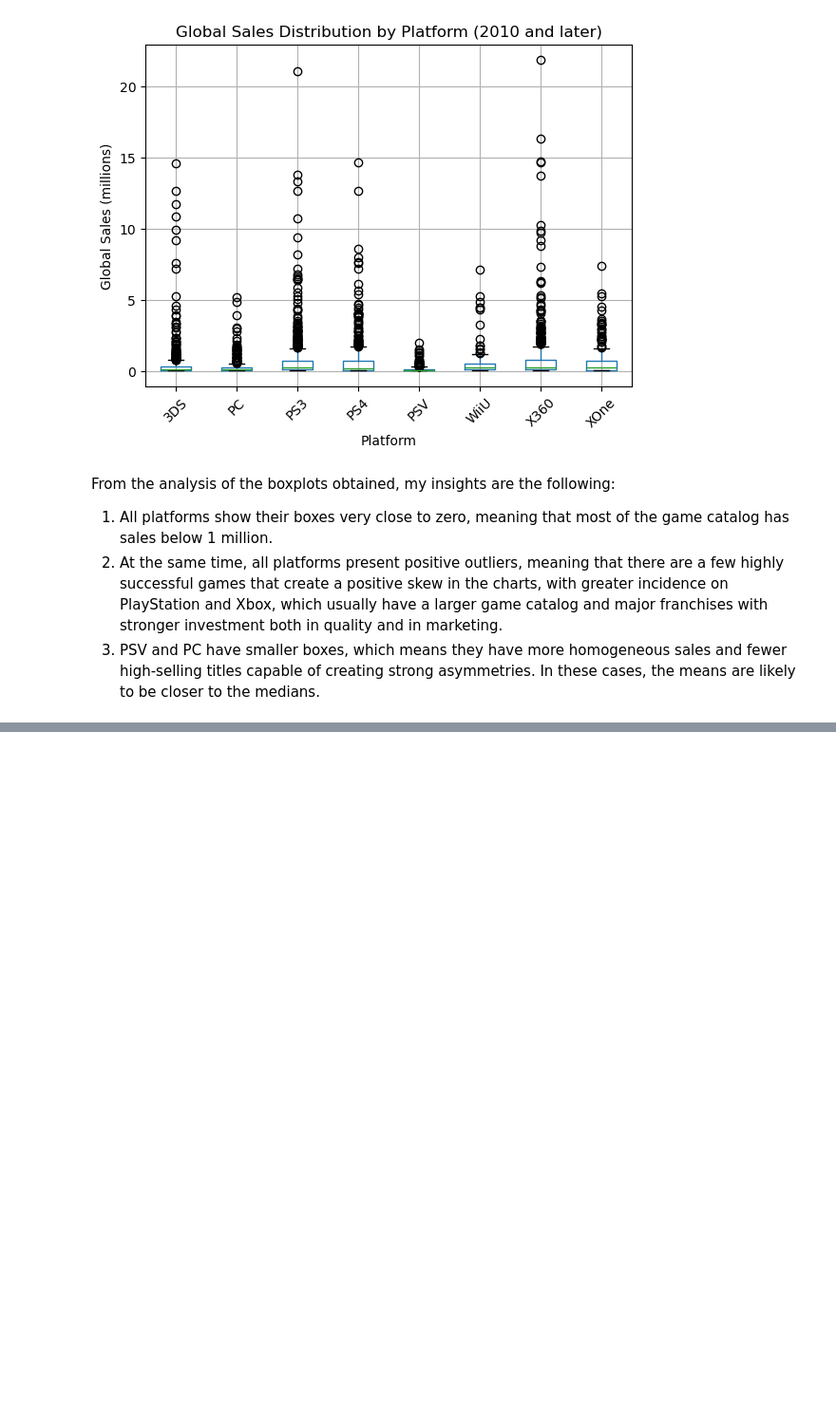
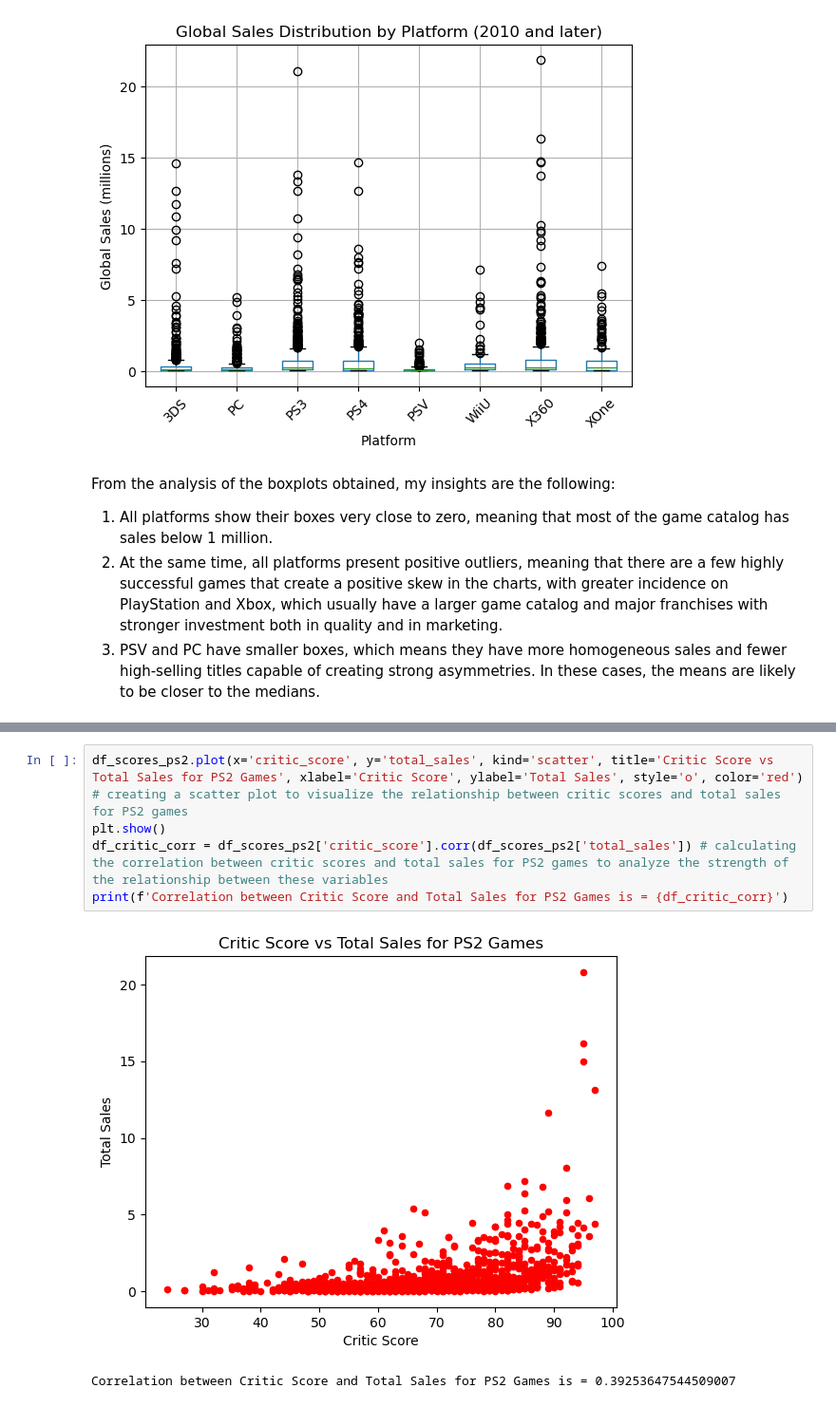
Before and after one commit to BrutusGentil/video_game_market_analysis, a Jupyter notebook: analysis.ipynb, the cells around one changed output, grey strips where cells are left out. Shown at 95% size. Drawn from its saved outputs; the diff is of its cells as text; blank space fills up the shorter version.

```diff
--- a/analysis.ipynb
+++ b/analysis.ipynb
@@ -482,0 +528,8 @@ From the analysis of the boxplots obtained, my insights are the following:
+# %%
+df_scores_ps2.plot(x='critic_score', y='total_sales', kind='scatter', title='Critic Score vs Total Sales for PS2 Games', xlabel='Critic Score', ylabel='Total Sales', style='o', color='red') # creating a scatter plot to visualize the relationship between critic scores and total sales for PS2 games
+plt.show()
+df_critic_corr = df_scores_ps2['critic_score'].corr(df_scores_ps2['total_sales']) # calculating the correlation between critic scores and total sales for PS2 games to analyze the strength of the relationship between these variables
+print(f'Correlation between Critic Score and Total Sales for PS2 Games is = {df_critic_corr}')
+# %% [output]
+[figure, added]
+Correlation between Critic Score and Total Sales for PS2 Games is = 0.39253647544509007
```
Also changed, not shown: parts of 11 cells of this notebook.
